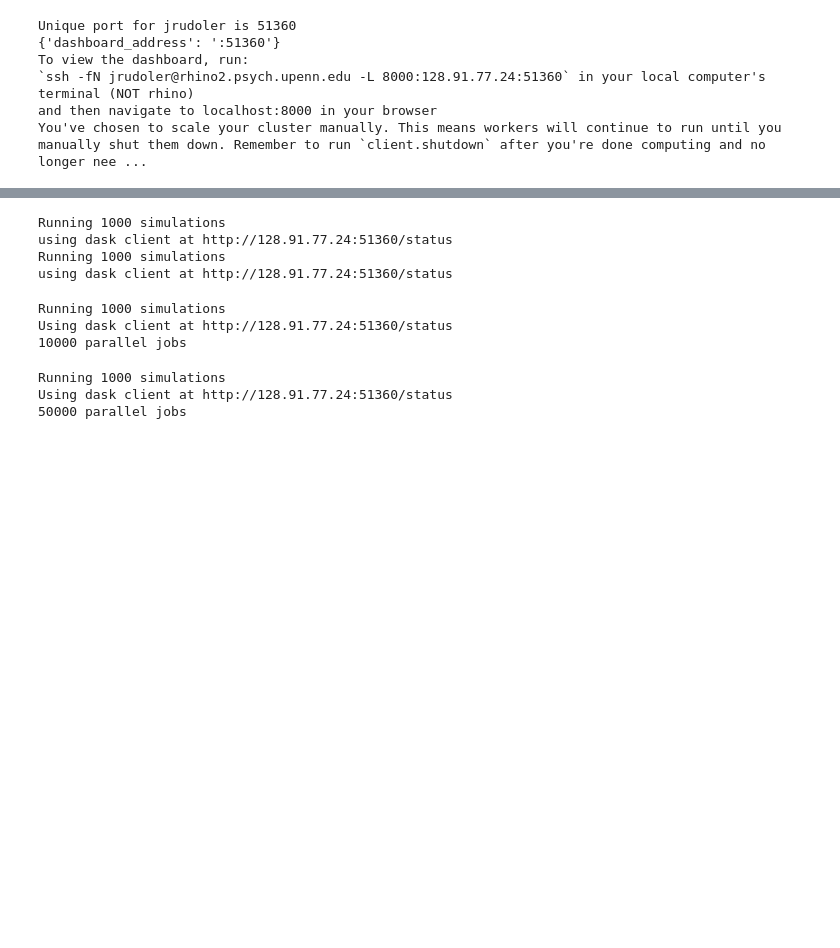
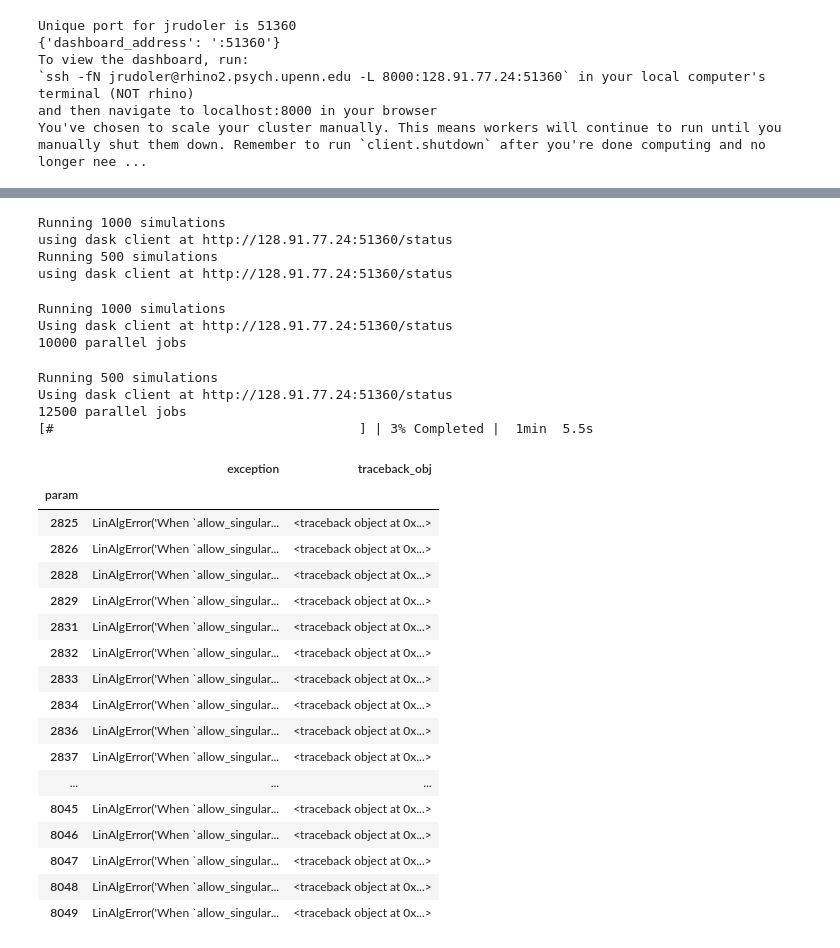
Before and after one commit to jrudoler/permutation-tests, a Jupyter notebook: scratch.ipynb, the cells around one changed output, grey strips where cells are left out. Cells and saved outputs as stored; diff of their text form; code cells hidden in the pictures; blank space fills up the shorter version.

Commit message:
visualize results

```diff
--- a/scratch.ipynb
+++ b/scratch.ipynb
@@ -192,9 +153,9 @@ def simulate_samplesize(param=None, seed=None):
         )
     return score, permutation_scores, pvalue
 
-@simulate(parameter_range=np.linspace(0., 1.5), n_sim=1000)
+@simulate(parameter_range=np.linspace(0., 1.5, 25), n_sim=500)
 def simulate_maha(param=None, seed=None):
-    X, y = random_data_gen(n_samples=10000, n_feats=5, maha=param, ratio=0.5, seed=seed)
+    X, y = random_data_gen(n_samples=5000, n_feats=5, maha=param, ratio=0.5, seed=seed)
     X_train, X_test, y_train, y_test = train_test_split(X, y, test_size=.2, shuffle=True)
     estimator = LogisticRegressionCV(class_weight='balanced', Cs=4)
     cv = KFold(n_splits=5, shuffle=True, random_state=0)
@@ -209,7 +170,7 @@ def simulate_maha(param=None, seed=None):
 # %% [output]
 Running 1000 simulations
 using dask client at http://128.91.77.24:51360/status
-Running 1000 simulations
+Running 500 simulations
 using dask client at http://128.91.77.24:51360/status
 # %%
 result = simulate_samplesize()
@@ -217,15 +178,37 @@ result = simulate_samplesize()
 Running 1000 simulations
 Using dask client at http://128.91.77.24:51360/status
 10000 parallel jobs
-# %%
-maha_result = simulate_maha()
-# %% [output]
-Running 1000 simulations
-Using dask client at http://128.91.77.24:51360/status
-50000 parallel jobs
 # %%
 df_result = pd.DataFrame(result).melt(var_name="param")
 df_result[["score", "perm_scores", "pval"]] = df_result['value'].apply(pd.Series)
 df_result = df_result.drop(columns='value')
 df_result.to_pickle("simulate_samplesize.pkl")
 # loaded = pd.read_pickle("simulate_samplesize.pkl")
+# %%
+maha_result, maha_futures = simulate_maha()
+# %% [output]
+Running 500 simulations
+Using dask client at http://128.91.77.24:51360/status
+12500 parallel jobs
+[#                                       ] | 3% Completed |  1min  5.5s
+# %%
+da.get_exceptions(maha_futures, range(len(maha_futures)))
+# %% [output]
+|  | exception | traceback_obj |
+| param |  |  |
+| 2825 | LinAlgError('When `allow_singular... | <traceback object at 0x...> |
+| 2826 | LinAlgError('When `allow_singular... | <traceback object at 0x...> |
+| 2828 | LinAlgError('When `allow_singular... | <traceback object at 0x...> |
+| 2829 | LinAlgError('When `allow_singular... | <traceback object at 0x...> |
+| 2831 | LinAlgError('When `allow_singular... | <traceback object at 0x...> |
+| 2832 | LinAlgError('When `allow_singular... | <traceback object at 0x...> |
+| 2833 | LinAlgError('When `allow_singular... | <traceback object at 0x...> |
+| 2834 | LinAlgError('When `allow_singular... | <traceback object at 0x...> |
+| 2836 | LinAlgError('When `allow_singular... | <traceback object at 0x...> |
+| 2837 | LinAlgError('When `allow_singular... | <traceback object at 0x...> |
+| ... | ... | ... |
+| 8045 | LinAlgError('When `allow_singular... | <traceback object at 0x...> |
+| 8046 | LinAlgError('When `allow_singular... | <traceback object at 0x...> |
+| 8047 | LinAlgError('When `allow_singular... | <traceback object at 0x...> |
+| 8048 | LinAlgError('When `allow_singular... | <traceback object at 0x...> |
+| 8049 | LinAlgError('When `allow_singular... | <traceback object at 0x...> |
```
Also changed, not shown: parts of 11 cells of this notebook, 4 other files.
